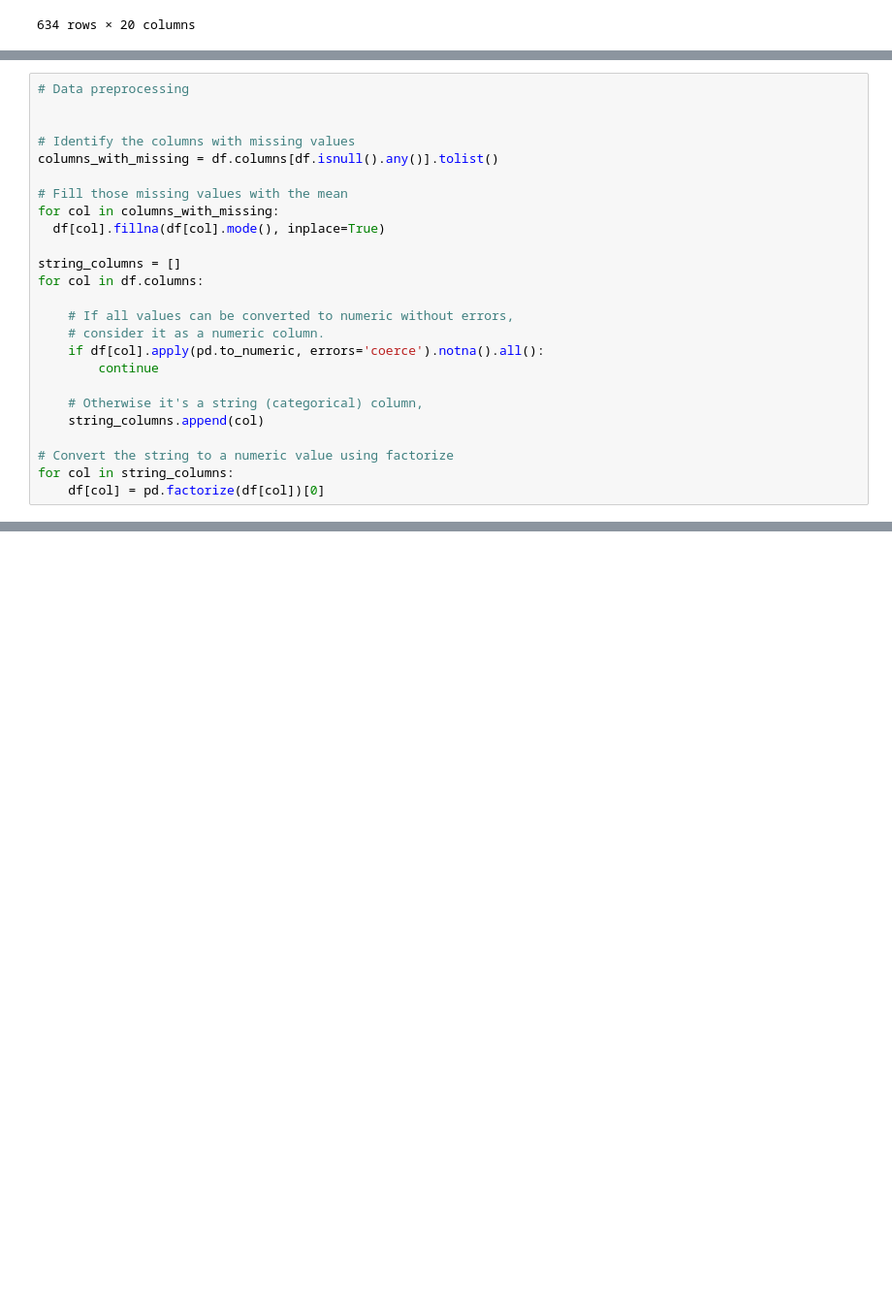
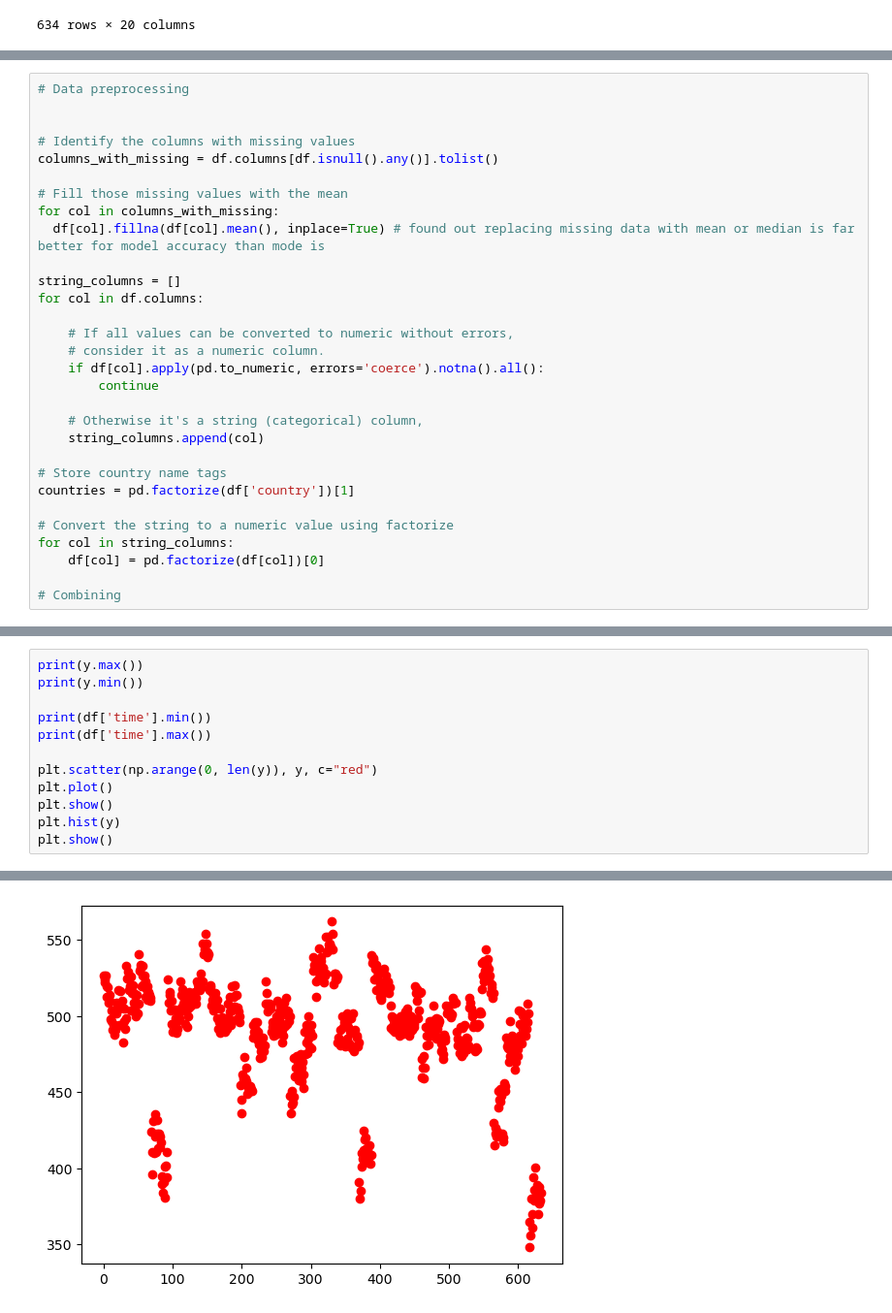
Before and after one commit to lin-howie/csci1090-final-project, a Jupyter notebook: data.ipynb, the cells around one changed output, grey strips where cells are left out. Shown at 97% size. Drawn from its saved outputs; the diff is of its cells as text; blank space fills up the shorter version.

```diff
--- a/data.ipynb
+++ b/data.ipynb
@@ -42,7 +67,7 @@ columns_with_missing = df.columns[df.isnull().any()].tolist()
 
 # Fill those missing values with the mean
 for col in columns_with_missing:
-  df[col].fillna(df[col].mode(), inplace=True)
+  df[col].fillna(df[col].mean(), inplace=True) # found out replacing missing data with mean or median is far better for model accuracy than mode is
 
 string_columns = []
 for col in df.columns:
@@ -55,9 +80,14 @@ for col in df.columns:
     # Otherwise it's a string (categorical) column,
     string_columns.append(col)
 
+# Store country name tags
+countries = pd.factorize(df['country'])[1]
+
 # Convert the string to a numeric value using factorize
 for col in string_columns:
     df[col] = pd.factorize(df[col])[0]
+
+# Combining
 # %% [output]
 The behavior will change in pandas 3.0. This inplace method will never work because the intermediate object on which we are setting values always behaves as a copy.
 
@@ -132,0 +180,13 @@ plt.show()
+# %%
+print(y.max())
+print(y.min())
+
+print(df['time'].min())
+print(df['time'].max())
+
+plt.scatter(np.arange(0, len(y)), y, c="red")
+plt.plot()
+plt.show()
+plt.hist(y)
+plt.show()
+# %% [output]
@@ -132,0 +197 @@ plt.show()
+[figure, added]
```
Also changed, not shown: parts of 9 cells of this notebook.
